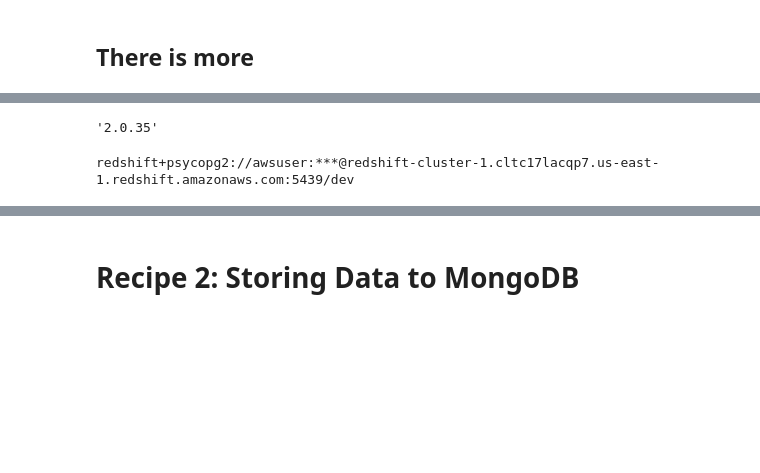
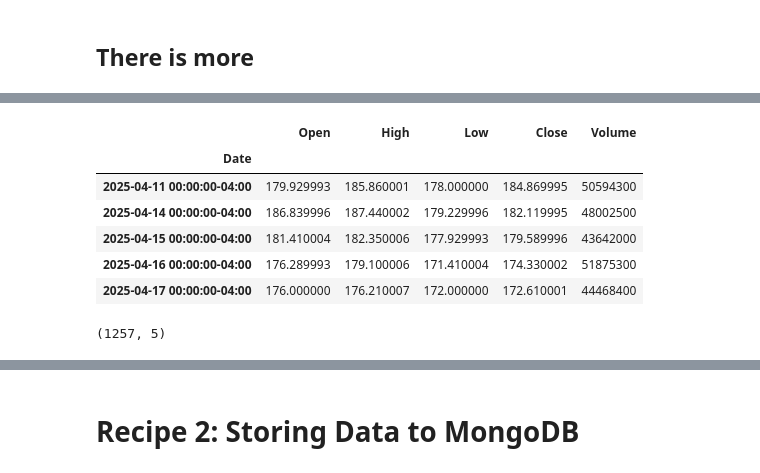
Before and after one commit to PacktPublishing/Time-Series-Analysis-with-Python-Cookbook-Second-Edition, a Jupyter notebook: code/Ch5/Chapter 5.ipynb, the cells around one changed output, grey strips where cells are left out. Drawn from its saved outputs; the diff is of its cells as text; code cells hidden in the pictures; blank space fills up the shorter version.

```diff
--- a/code/Ch5/Chapter 5.ipynb
+++ b/code/Ch5/Chapter 5.ipynb
@@ -235,12 +382,0 @@ params = dict(config['AWS'])
-# %%
-import sqlalchemy
-sqlalchemy.__version__
-# %% [output]
-'2.0.35'
-# %%
-from sqlalchemy import URL, create_engine
-
-url = URL.create('redshift+psycopg2', **params)
-url
-# %% [output]
-redshift+psycopg2://awsuser:***@redshift-cluster-1.cltc17lacqp7.us-east-1.redshift.amazonaws.com:5439/dev
@@ -249,3 +383,17 @@ aws_engine = create_engine(url)
+# %%
+amzn_hist.tail()
+# %% [output]
+|  | Open | High | Low | Close | Volume |
+| Date |  |  |  |  |  |
+| 2025-04-11 00:00:00-04:00 | 179.929993 | 185.860001 | 178.000000 | 184.869995 | 50594300 |
+| 2025-04-14 00:00:00-04:00 | 186.839996 | 187.440002 | 179.229996 | 182.119995 | 48002500 |
+| 2025-04-15 00:00:00-04:00 | 181.410004 | 182.350006 | 177.929993 | 179.589996 | 43642000 |
+| 2025-04-16 00:00:00-04:00 | 176.289993 | 179.100006 | 171.410004 | 174.330002 | 51875300 |
+| 2025-04-17 00:00:00-04:00 | 176.000000 | 176.210007 | 172.000000 | 172.610001 | 44468400 |
+# %%
+amzn_hist.shape
+# %% [output]
+(1257, 5)
 # %%
 amzn_hist = amzn_hist.reset_index()
 amzn_hist.head()
```
Also changed, not shown: parts of 137 cells of this notebook.
